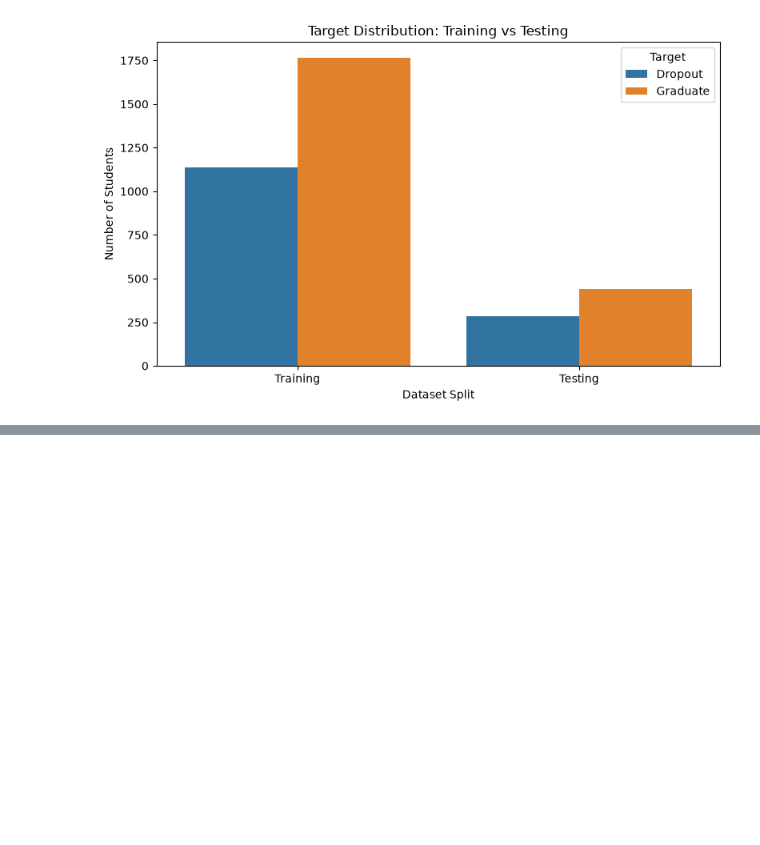
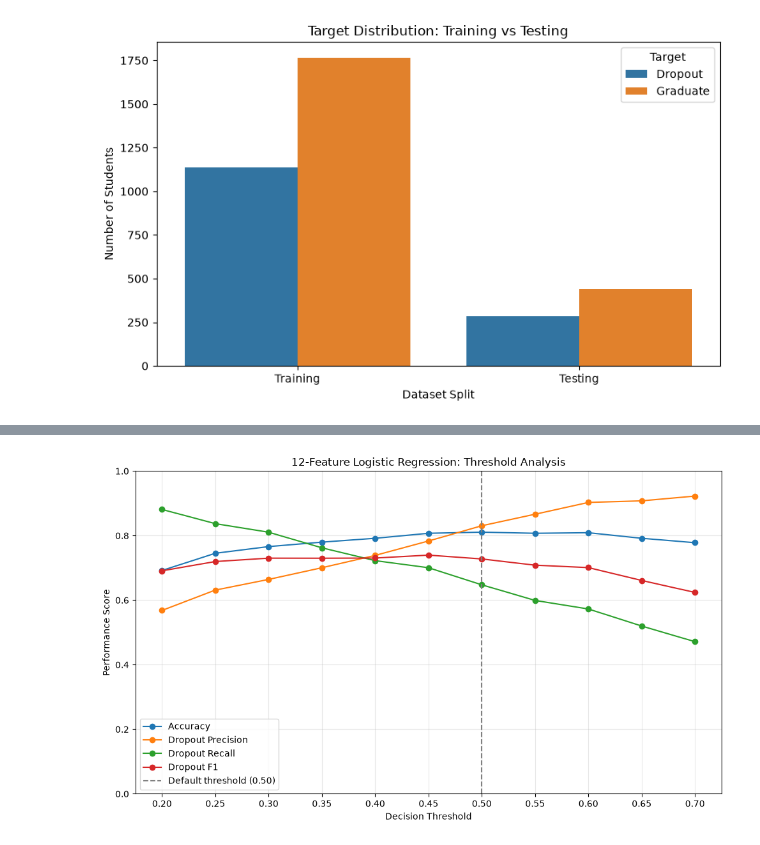
Before and after one commit to Mubhin77/student-dropout-prediction, a Jupyter notebook: notebooks/final_eda.ipynb, the cells around one changed output, grey strips where cells are left out. Saved outputs shown, nothing was run; the diff lists cells and outputs as text; code cells hidden in the pictures; blank space fills up the shorter version.

```diff
--- a/notebooks/final_eda.ipynb
+++ b/notebooks/final_eda.ipynb
@@ -2649,0 +3183,75 @@ Name: count, dtype: int64
+# %%
+
+import numpy as np
+import pandas as pd
+import matplotlib.pyplot as plt
+import seaborn as sns
+
+from sklearn.metrics import (
+    accuracy_score,
+    precision_score,
+    recall_score,
+    f1_score
+)
+
+# Test different decision thresholds
+thresholds = np.arange(0.20, 0.71, 0.05)
+
+threshold_results = []
+
+for threshold in thresholds:
+
+    predictions = (reduced_prob >= threshold).astype(int)
+
+    threshold_results.append({
+        "Threshold": threshold,
+        "Accuracy": accuracy_score(y_val, predictions),
+        "Dropout Precision": precision_score(
+            y_val, predictions, zero_division=0
+        ),
+        "Dropout Recall": recall_score(
+            y_val, predictions, zero_division=0
+        ),
+        "Dropout F1": f1_score(
+            y_val, predictions, zero_division=0
+        )
+    })
+
+threshold_df = pd.DataFrame(threshold_results)
+
+display(threshold_df.round(4))
+
+
+# Visualize threshold performance
+plt.figure(figsize=(10, 6))
+
+for metric in [
+    "Accuracy",
+    "Dropout Precision",
+    "Dropout Recall",
+    "Dropout F1"
+]:
+    plt.plot(
+        threshold_df["Threshold"],
+        threshold_df[metric],
+        marker="o",
+        label=metric
+    )
+
+plt.axvline(
+    0.50,
+    color="gray",
+    linestyle="--",
+    label="Default threshold (0.50)"
+)
+
+plt.title("12-Feature Logistic Regression: Threshold Analysis")
+plt.xlabel("Decision Threshold")
+plt.ylabel("Performance Score")
+plt.xticks(thresholds.round(2))
+plt.ylim(0, 1)
+plt.grid(alpha=0.3)
+plt.legend()
+plt.tight_layout()
+plt.show()
+# %% [output]
@@ -2649,0 +3270 @@ Name: count, dtype: int64
+[figure, added]
```
Also changed, not shown: parts of 12 cells of this notebook, 2 other files.
